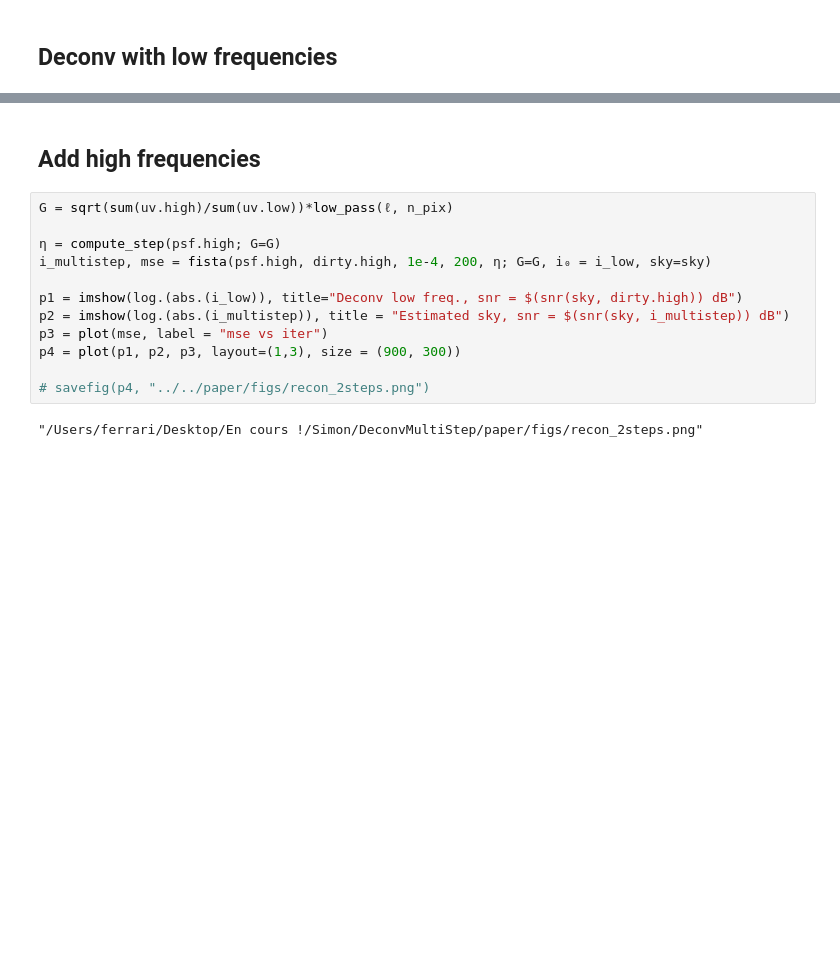
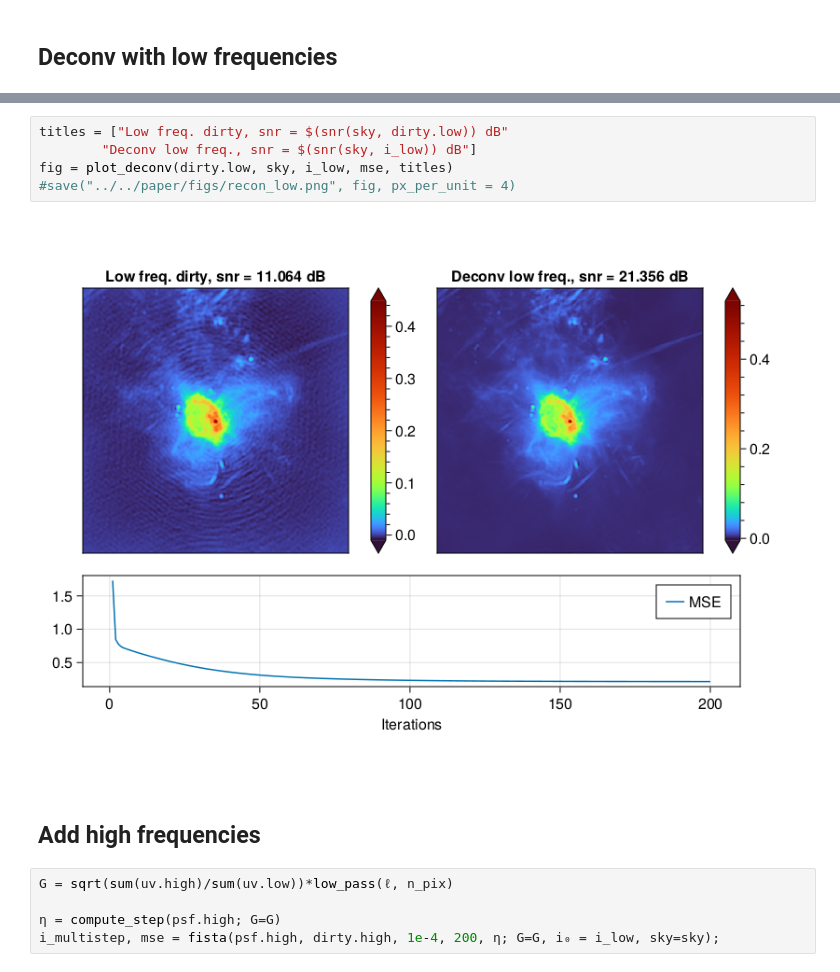
Before and after one commit to andferrari/DeconvMultiStep.jl, a Jupyter notebook: notebooks/main_meerkat.ipynb, the cells around one changed output, grey strips where cells are left out. Drawn from its saved outputs; the diff is of its cells as text; blank space fills up the shorter version.

```diff
--- a/notebooks/main_meerkat.ipynb
+++ b/notebooks/main_meerkat.ipynb
@@ -97,16 +66,14 @@ savefig(p4, "../../paper/figs/recon_low.png")
+# %%
+titles = ["Low freq. dirty, snr = $(snr(sky, dirty.low)) dB"
+        "Deconv low freq., snr = $(snr(sky, i_low)) dB"]
+fig = plot_deconv(dirty.low, sky, i_low, mse, titles)
+#save("../../paper/figs/recon_low.png", fig, px_per_unit = 4)
+# %% [output]
+[figure, added]
 # %% [markdown]
 ## Add high frequencies
 # %%
 G = sqrt(sum(uv.high)/sum(uv.low))*low_pass(ℓ, n_pix)
 
 η = compute_step(psf.high; G=G)
-i_multistep, mse = fista(psf.high, dirty.high, 1e-4, 200, η; G=G, i₀ = i_low, sky=sky)
-
-p1 = imshow(log.(abs.(i_low)), title="Deconv low freq., snr = $(snr(sky, dirty.high)) dB")
-p2 = imshow(log.(abs.(i_multistep)), title = "Estimated sky, snr = $(snr(sky, i_multistep)) dB")
-p3 = plot(mse, label = "mse vs iter")
-p4 = plot(p1, p2, p3, layout=(1,3), size = (900, 300))
-
-# savefig(p4, "../../paper/figs/recon_2steps.png")
+i_multistep, mse = fista(psf.high, dirty.high, 1e-4, 200, η; G=G, i₀ = i_low, sky=sky);
-# %% [output]
-"/Users/ferrari/Desktop/En cours !/Simon/DeconvMultiStep/paper/figs/recon_2steps.png"
```
Also changed, not shown: parts of 7 cells of this notebook, 3 other files.
